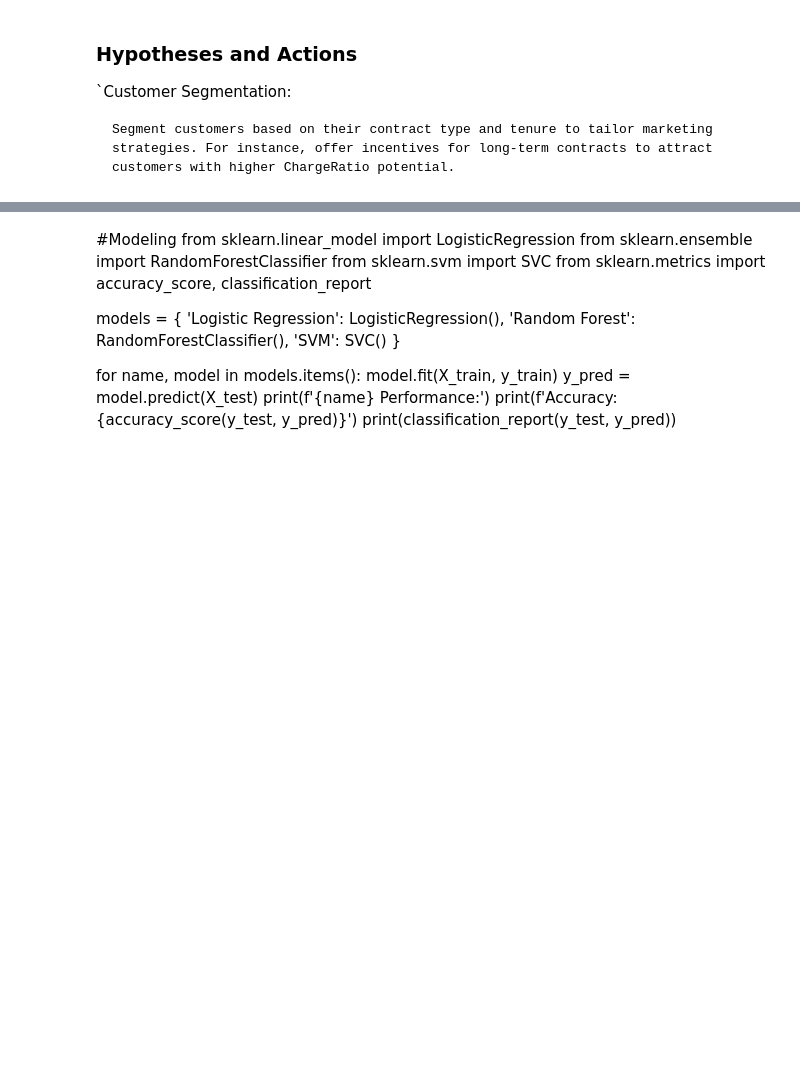
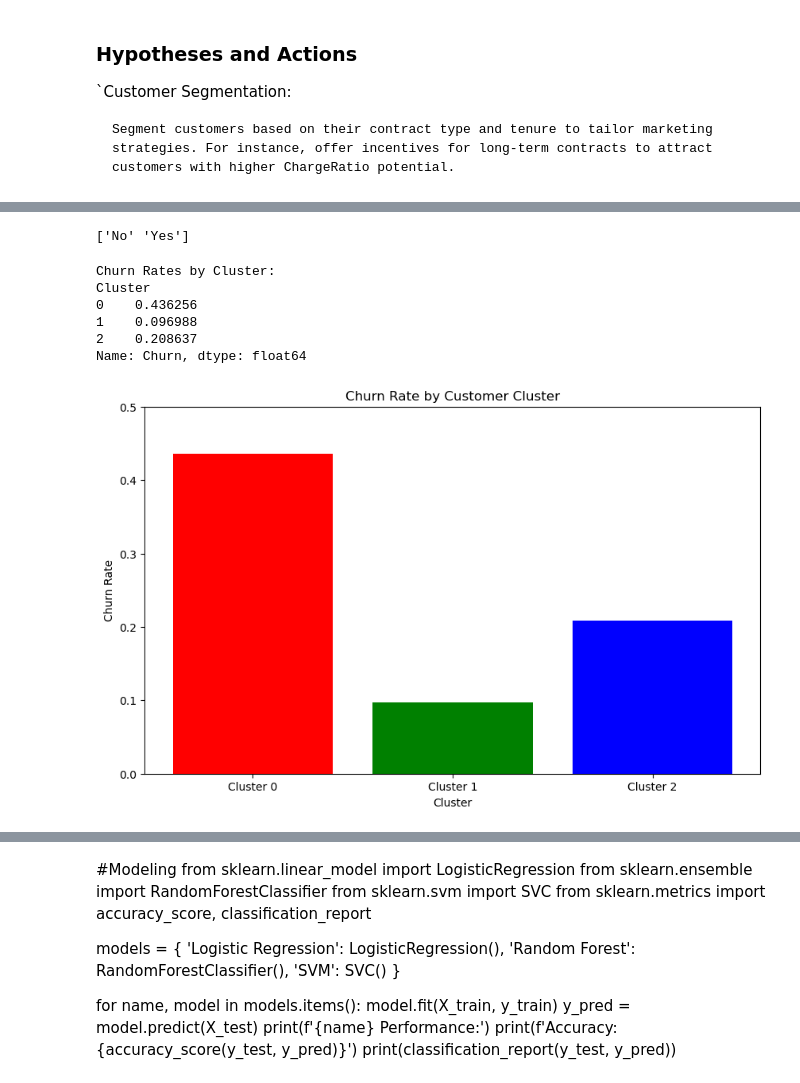
Before and after one commit to Majeedraheem/Telco-Customer-Churn, a Jupyter notebook: churn.ipynb, the cells around one changed output, grey strips where cells are left out. Cells and saved outputs as stored; diff of their text form; code cells hidden in the pictures; blank space fills up the shorter version.

```diff
--- a/churn.ipynb
+++ b/churn.ipynb
@@ -419,0 +512,5 @@ print(df.groupby('Cluster')['ChargeRatio'].mean())
+# %%
+##Churn Analysis:
+print(df['Churn'].unique())
+# %% [output]
+['No' 'Yes']
@@ -419,0 +526,27 @@ print(df.groupby('Cluster')['ChargeRatio'].mean())
+# %%
+# Calculate churn rates by cluster
+churn_rates = df_churn.groupby('Cluster')['Churn'].mean()
+print("Churn Rates by Cluster:")
+print(churn_rates)
+# %% [output]
+Churn Rates by Cluster:
+Cluster
+0    0.436256
+1    0.096988
+2    0.208637
+Name: Churn, dtype: float64
+# %%
+
+clusters = ['Cluster 0', 'Cluster 1', 'Cluster 2']
+churn_rates = [0.436, 0.097, 0.209]
+
+# Plot
+plt.figure(figsize=(10, 6))
+plt.bar(clusters, churn_rates, color=['red', 'green', 'blue'])
+plt.xlabel('Cluster')
+plt.ylabel('Churn Rate')
+plt.title('Churn Rate by Customer Cluster')
+plt.ylim(0, 0.5)  # Set y-axis limit for better visualization
+plt.show()
+# %% [output]
+[figure, added]
```
Also changed, not shown: parts of 48 cells of this notebook, 4 other files.
